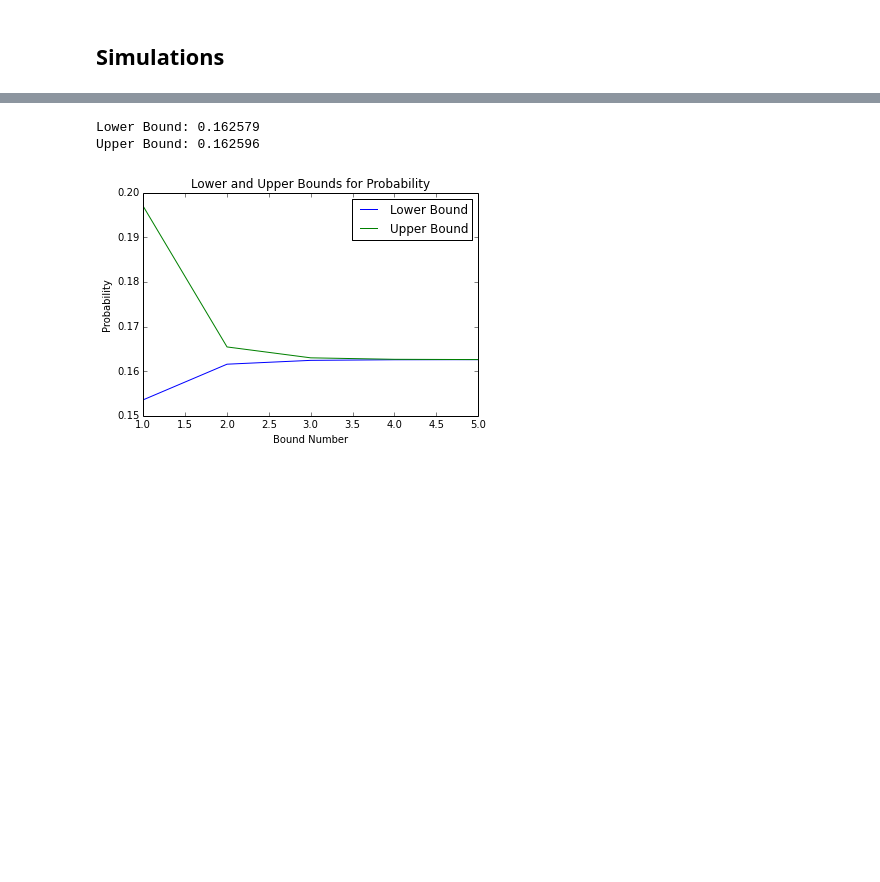
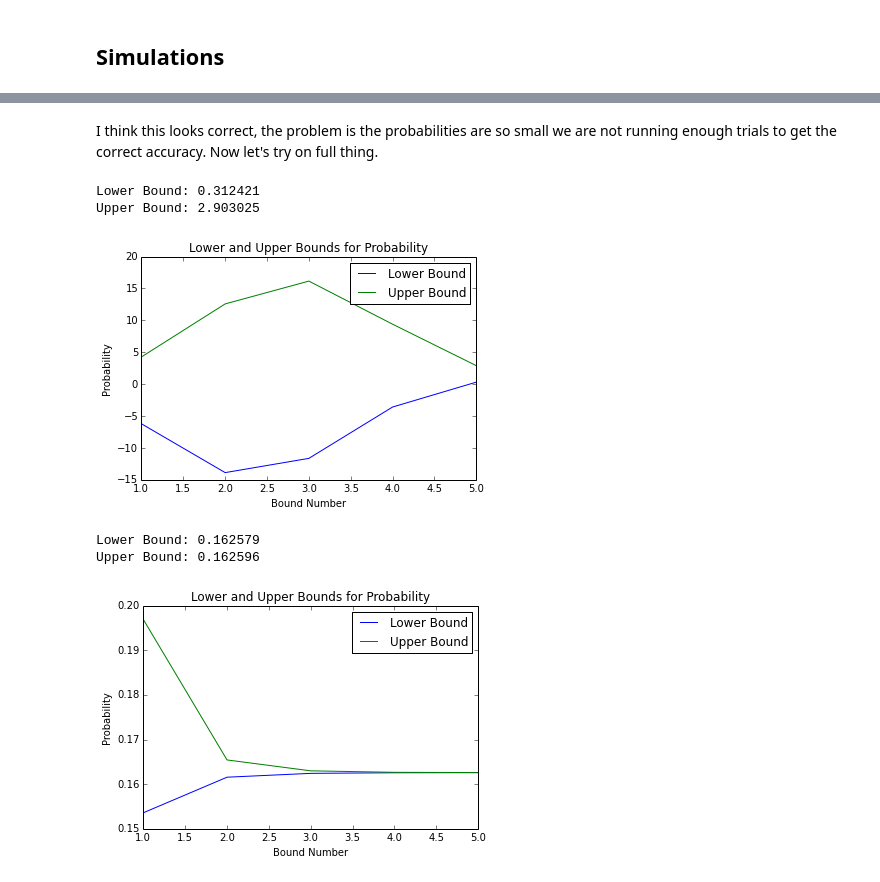
Before and after one commit to IanChar/AutomataGrowth, a Jupyter notebook: notebooks/BonferroniEstimate_April292017.ipynb, the cells around one changed output, grey strips where cells are left out. Cells and saved outputs as stored; diff of their text form; code cells hidden in the pictures; blank space fills up the shorter version.

```diff
--- a/notebooks/BonferroniEstimate_April292017.ipynb
+++ b/notebooks/BonferroniEstimate_April292017.ipynb
@@ -75,5 +106,10 @@ $$
+# %% [markdown]
+I think this looks correct, the problem is the probabilities are so small we are not running enough trials to get the correct accuracy. Now let's try on full thing.
 # %%
 # Constants
+ALPHABET_SIZE = 4
+STRING_LEN = 20
+SUBSTRING_LEN = 5
 SUM_MAX = 10
 
 # Taken from http://stackoverflow.com/questions/4941753/is-there-a-math-ncr-function-in-python
@@ -99,33 +135,37 @@ def get_lower_and_upper_bounds(bound_max, a, l, k):
             total -= get_sr(i, a, l, k)
             lower.append(total)
         else:
             total += get_sr(i, a, l, k)
             upper.append(total)
     return (lower, upper)
 
 def plot_lower_and_upper(a, l, k):
     lower, upper = get_lower_and_upper_bounds(SUM_MAX, a, l, k)
     low_max, high_min = max(lower), min(upper)
     print 'Lower Bound: %f' % low_max
     print 'Upper Bound: %f' % high_min
 
 #     relative_error = []
 #     for index in range(len(lower)):
 #         relative_error.append((upper[index] - lower[index]) / upper[index])
 
     plt.plot(range(1, len(lower) + 1), lower, label='Lower Bound')
     plt.plot(range(1, len(upper) + 1), upper, label='Upper Bound')
 #     plt.plot(range(1, len(upper) + 1), relative_error)
     plt.legend(loc='upper right')
     plt.title('Lower and Upper Bounds for Probability')
     plt.xlabel('Bound Number')
     plt.ylabel('Probability')
     plt.show()
 
+plot_lower_and_upper(ALPHABET_SIZE, STRING_LEN, SUBSTRING_LEN)
 plot_lower_and_upper(4, 50, 20)
 # for i in range(5, 105, 5):
 #     plot_lower_and_upper(4, 100, i)
 # %% [output]
-Lower Bound: 0.162579
-Upper Bound: 0.162596
+Lower Bound: 0.312421
+Upper Bound: 2.903025
-[figure, old version]
+[figure, new version]
+Lower Bound: 0.162579
+Upper Bound: 0.162596
+[figure, added]
```
Also changed, not shown: parts of 9 cells of this notebook, 3 other files.
